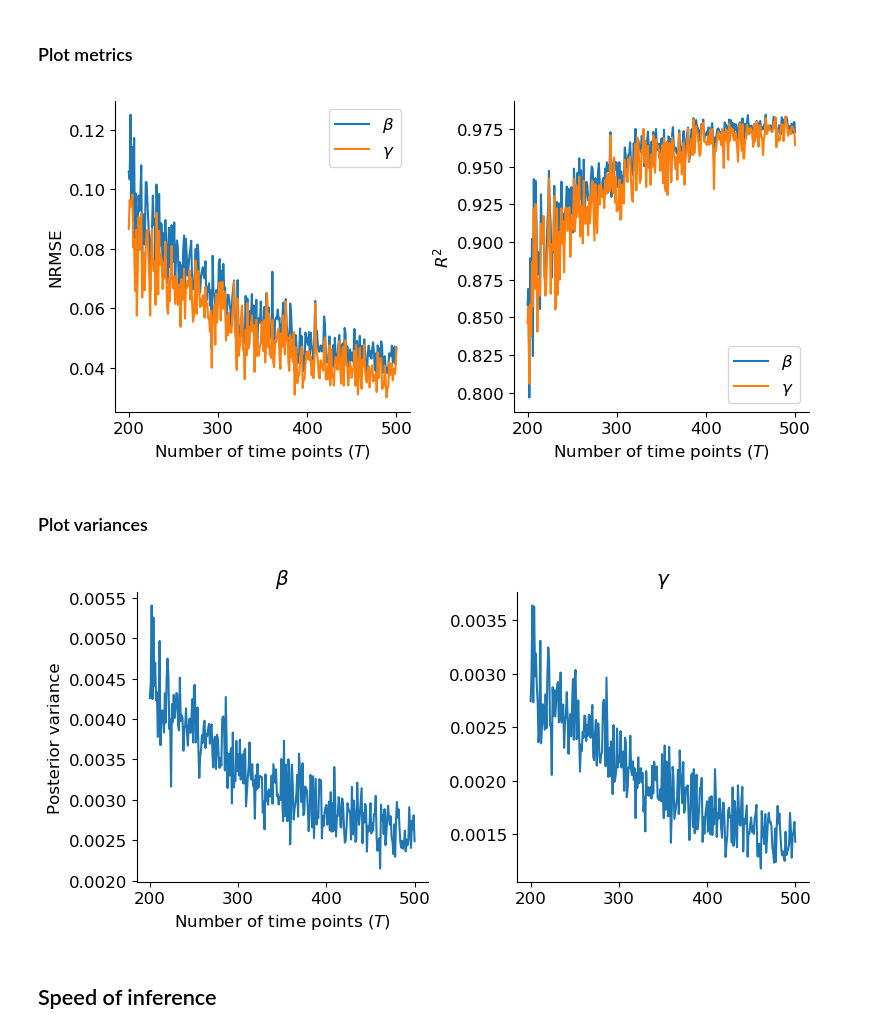
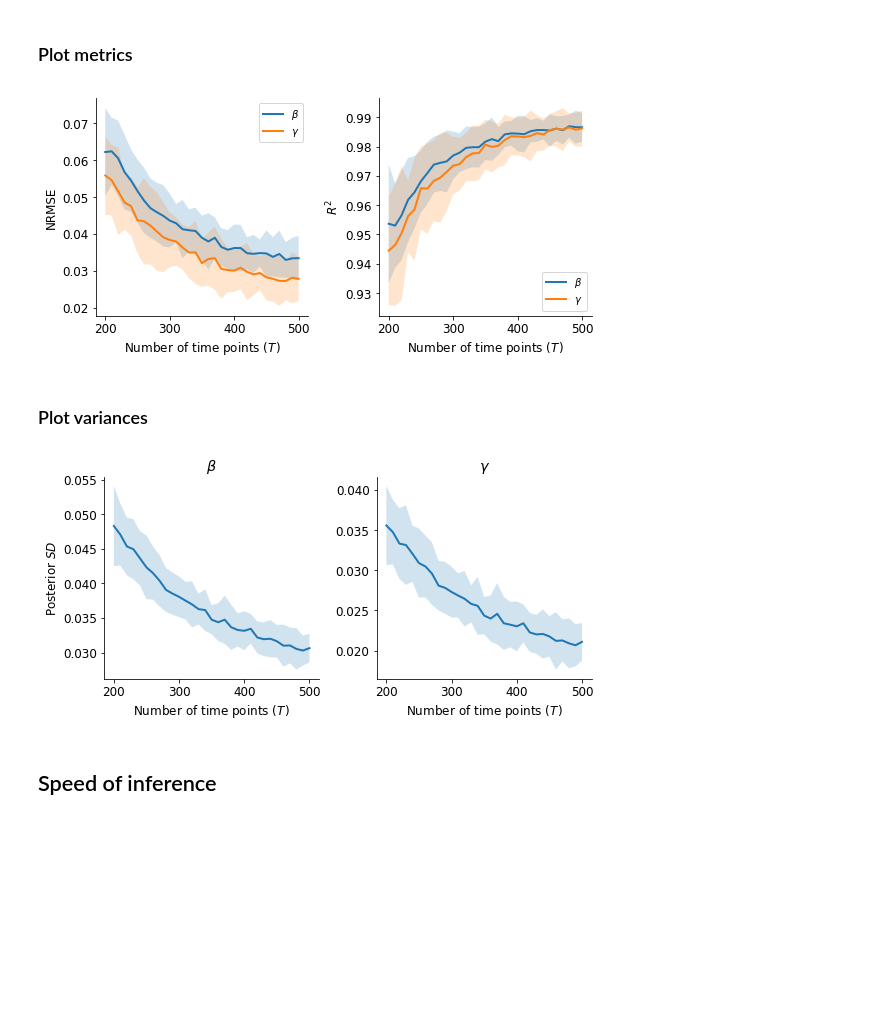
Before and after one commit to stefanradev93/cINN, a Jupyter notebook: SIR_cINN_Conv1D_Example.ipynb, the cells around one changed output. Saved outputs shown, nothing was run; the diff lists cells and outputs as text; code cells hidden in the pictures; blank space fills up the shorter version.

```diff
--- a/SIR_cINN_Conv1D_Example.ipynb
+++ b/SIR_cINN_Conv1D_Example.ipynb
@@ -170,0 +168,11 @@ HBox(children=(IntProgress(value=0, description='Computation of metrics', max=30
+# %%
+n_points_grid=np.arange(200, 501, 10)
+
+metrics = compute_performance_metrics(model,
+                    n_points_grid,
+                    param_names=param_names,
+                    simulate_fun=simulate_sir,
+                    n_sim=20,
+                    n_test=300,
+                    n_samples=2000)
+pickle.dump(metrics, open('metrics/metrics_sir.pkl', 'wb+'))
@@ -171,17 +181,26 @@ HBox(children=(IntProgress(value=0, description='Computation of metrics', max=30
 # %% [markdown]
 ### Plot metrics
 # %%
-plot_metrics(metrics, ns, param_names, figsize=(8, 4),
-             xlabel=r'Number of time points ($T$)', filename='SIR')
+plot_performance_metrics(metrics,
+                         n_points_grid,
+                         param_names,
+                         legend_loc=['upper right', 'lower right'],
+                         xlabel=r'Number of time points ($T$)',
+                         figsize=(8, 4),
+                         filename='SIR')
 # %% [output]
-[figure, old version]
+[figure, new version]
 # %% [markdown]
 ### Plot variances
 # %%
-plot_variance(metrics['var'], ns, param_names, figsize=(8, 4),
-              xlabel=r'Number of time points ($T$)', filename='SIR')
+plot_contraction(metrics['std'],
+              n_points_grid,
+              param_names,
+              xlabel=r'Number of time points ($T$)',
+              figsize=(8, 4),
+              filename='SIR')
 # %% [output]
-[figure, old version]
+[figure, new version]
 # %% [markdown]
 ## Speed of inference
 # %%
```
Also changed, not shown: parts of 3 cells of this notebook, 4 other files.
